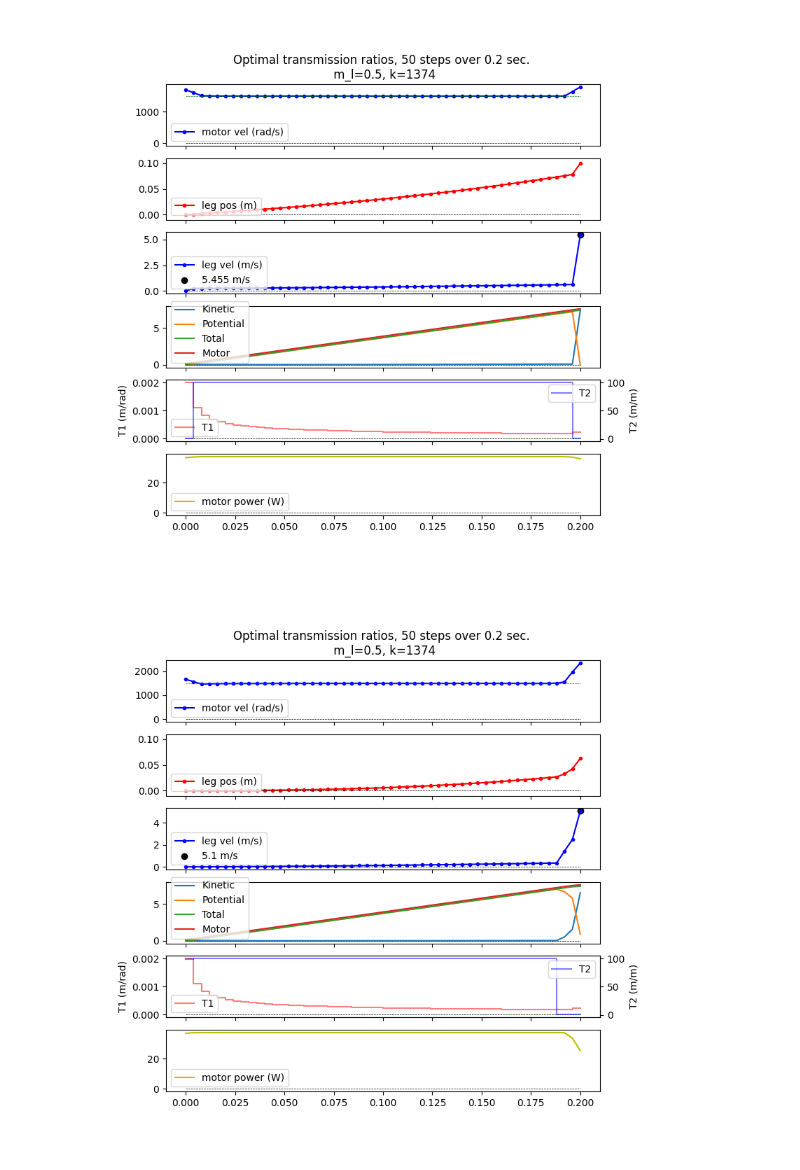
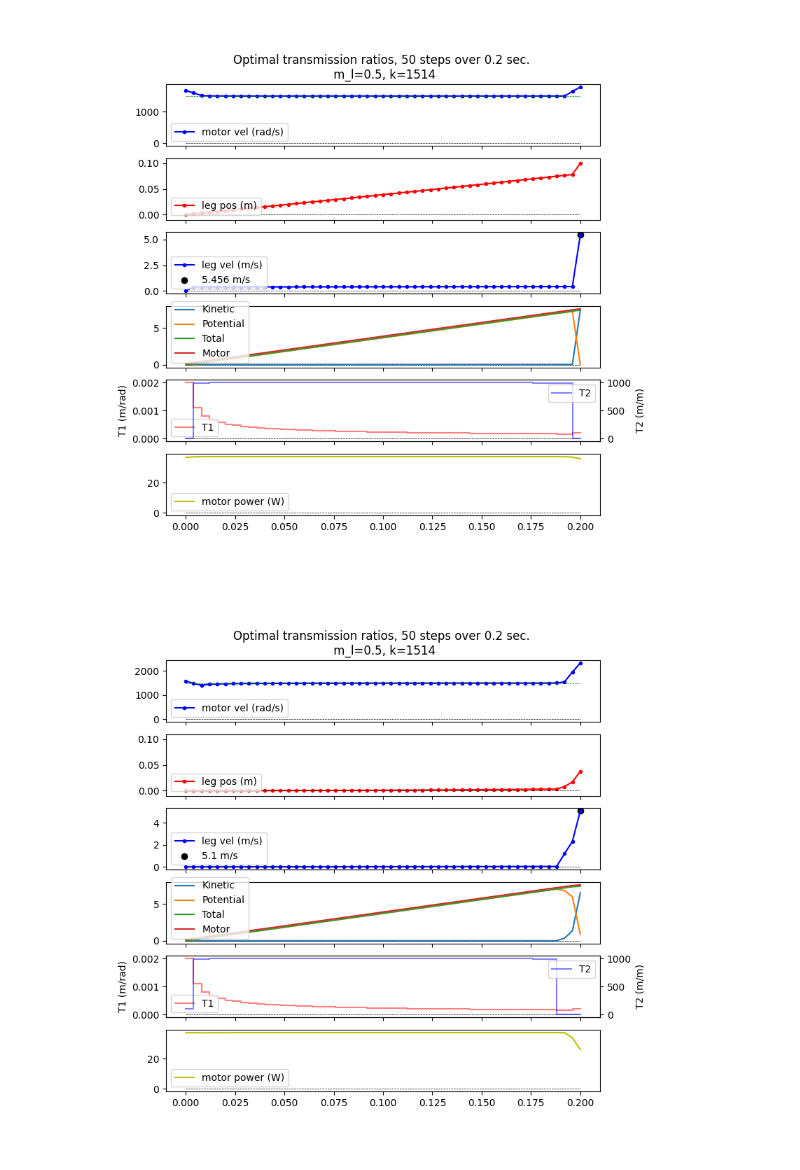
Before and after one commit to NovelMobileRobotsLab/pinto-squirrel, a Jupyter notebook: SEA/ana_casadi3.ipynb, the cells around one changed output. Cells and saved outputs as stored; diff of their text form; code cells hidden in the pictures.

```diff
--- a/SEA/ana_casadi3.ipynb
+++ b/SEA/ana_casadi3.ipynb
@@ -106,7 +106,7 @@ def opti_steps(nsteps=3, t=0.004, X_init=[0,0,0], T_guess=[0.0003, 5], k_guess=3
     opti.set_initial(k_var, k_guess)
 
     opti.subject_to(opti.bounded(1e-6, Ts[0,:], 0.002))
-    opti.subject_to(opti.bounded(1e-6, Ts[1,:], 100))
+    opti.subject_to(opti.bounded(1e-6, Ts[1,:], 1000))
     # for i in range(nsteps-1):
     #     opti.subject_to(opti.bounded(-0.0001, Ts[0,i+1] - Ts[0,i], 0.0001))
     #     opti.subject_to(opti.bounded(-3, Ts[1,i+1] - Ts[1,i], 3))
@@ -254,26 +245,26 @@ def plot_X(X_opt, k_opt):
         ax.legend(loc='lower left')
     plt.show()
 # %%
-X_opt = np.loadtxt("saved_opts/Xopt_v5455_k1374.txt")
-k_opt = 1374
+X_opt = np.loadtxt("saved_opts/Xopt_v5456_k1514.txt")
+k_opt = 1514
 
 plot_X(X_opt, k_opt) #plot original
 
 #make adjustment and replot
 Ts = X_opt[3:,1:] #choose T1 and T2, remove first index
 Ts[1,0] = 99
 Ts[1,-3] = 1
 Ts[1,-2] = 1
 
 X0 = X_opt[:,0]
 X0[3] = Ts[0,0]
 X0[4] = Ts[1,0]
 X_test = Fstep_n(X0, Ts, k_opt).toarray()
 
 X_test = np.insert(X_test, 0, X0, axis=1)
 
 plot_X(X_test, k_opt)
 # %% [output]
-[figure, old version]
+[figure, new version]
-[figure, old version]
+[figure, new version]
 # %%
```
Also changed, not shown: parts of 3 cells of this notebook, 5 other files.
